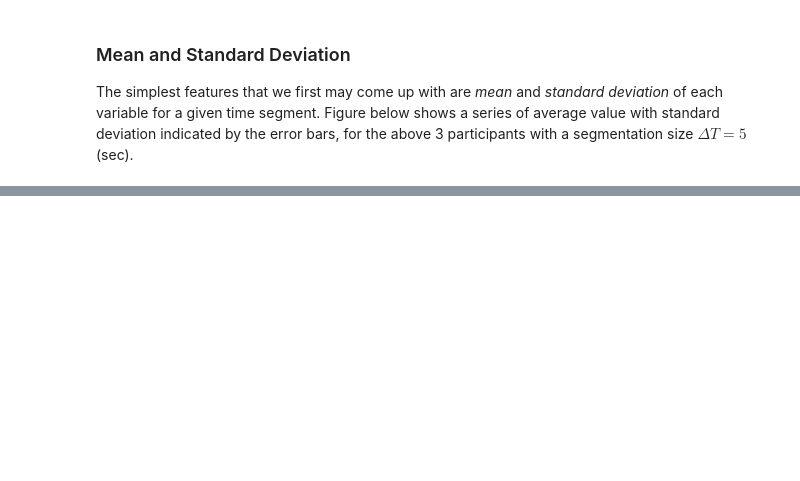
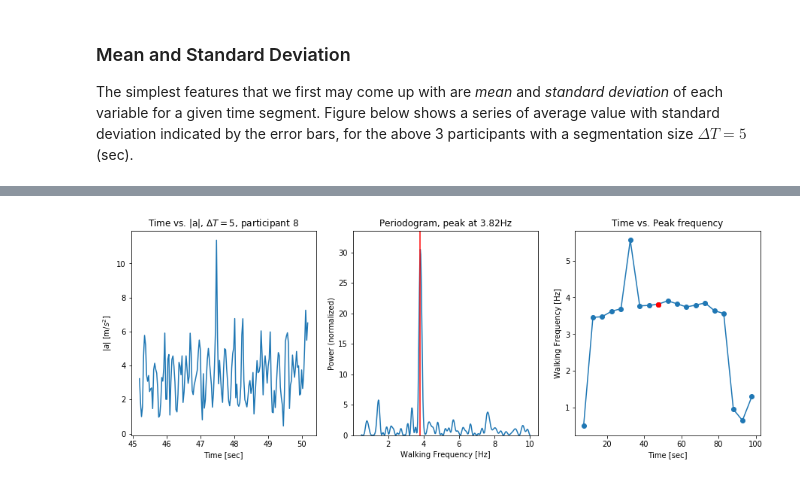
Before and after one commit to hshiokawa/walker_identifier, a Jupyter notebook: walker_identifier.ipynb, the cells around one changed output, grey strips where cells are left out. Cells and saved outputs as stored; diff of their text form; code cells hidden in the pictures; blank space fills up the shorter version.

```diff
--- a/walker_identifier.ipynb
+++ b/walker_identifier.ipynb
@@ -164,0 +170,85 @@ plt.legend()
+# %%
+from gatspy.periodic import LombScargleMultibandFast
+
+class Period(object):
+
+    def get_a(self,par,ID):
+        dp = par.data_parsed[ID-1]
+        n_seg = len(dp)
+        a=[]; t=[]
+        for i_seg in range(n_seg):
+            ax = dp[i_seg]['ax'] - np.average(dp[i_seg]['ax'])
+            ay = dp[i_seg]['ay'] - np.average(dp[i_seg]['ay'])
+            az = dp[i_seg]['az'] - np.average(dp[i_seg]['az'])
+            amag = np.sqrt(ax**2+ay**2+az**2)
+            a.append(amag)
+            t.append(dp[i_seg]['t'])
+        return(t,a)
+
+    def get_LS(self, y ):
+        N = len(y[0])
+        model = LombScargleMultibandFast().fit(y[0], y[1])
+
+        T = y[0][-1]-y[0][0]
+        fmin = 1./T
+        fmax = N/(2.*T)
+        df = fmin/8.
+        f = np.arange(fmin,fmax,df)
+        periods = 1./f
+        power = model.score(periods)
+
+        power *= N/2 # make it equal to the normalized periodogram of NR eq. 13.8.4
+        return [f, power]
+
+    def get_fp(self,t,a,iseg):
+        ti = np.array(t[iseg]); ai = np.array(a[iseg])
+        f,p = self.get_LS([ti,ai])
+
+        li = (f>1/2.)*(f<1/0.1) # period faster than 2sec, slower than 0.1sec
+        ff=f[li]; fp=p[li]
+        period = ff[np.argmax(fp)]
+        return ti,ai,ff,fp,period
+
+    def get_peaks(self,par,ID):
+        t,a=get_a(par,ID)
+        tseg=[]; aseg=[]; sseg=[]; pseg=[]
+        for iseg in range(len(t)):
+            ti,ai,ff,fp,period = self.get_fp(t,a,iseg)
+            tseg.append(np.average(ti))
+            aseg.append(np.average(ai))
+            sseg.append(np.std(ai))
+            pseg.append(period)
+        return tseg,aseg,sseg,pseg
+
+DT = 5. # segment size in second
+par = parse_data( data, DT )
+ID = 8
+iseg = 8
+per = Period()
+
+fig = plt.figure(figsize=(15,5))
+f1 = fig.add_subplot(131)
+t,a = per.get_a(par,ID)
+f1.plot(t[iseg],a[iseg])
+f1.set_xlabel('Time [sec]')
+f1.set_ylabel(r'$|a|$ [m/$s^2$]')
+f1.set_title(r'Time vs. |a|, $\Delta T=5$, participant 8')
+
+f2 = fig.add_subplot(132)
+ti,ai,ff,fp,period = per.get_fp(t,a,iseg)
+f2.plot(ff,fp)
+f2.set_xlabel('Walking Frequency [Hz]')
+f2.set_ylabel('Power (normalized)')
+f2.set_title('Periodogram, peak at 3.82Hz')
+ymax = np.max(fp)*1.1
+f2.set_ylim(0,ymax)
+f2.plot([period,period],[0,ymax],'r')
+
+f3 = fig.add_subplot(133)
+tseg,aseg,sseg,pseg=per.get_peaks(par,ID)
+f3.plot(tseg,pseg,'o-')
+f3.plot([tseg[iseg],tseg[iseg]],[pseg[iseg],pseg[iseg]],'ro')
+f3.set_xlabel('Time [sec]')
+f3.set_ylabel('Walking Frequency [Hz]')
+f3.set_title('Time vs. Peak frequency')
+# %% [output]
@@ -164,0 +259 @@ plt.legend()
+[figure, added]
```
Also changed, not shown: parts of 12 cells of this notebook.
